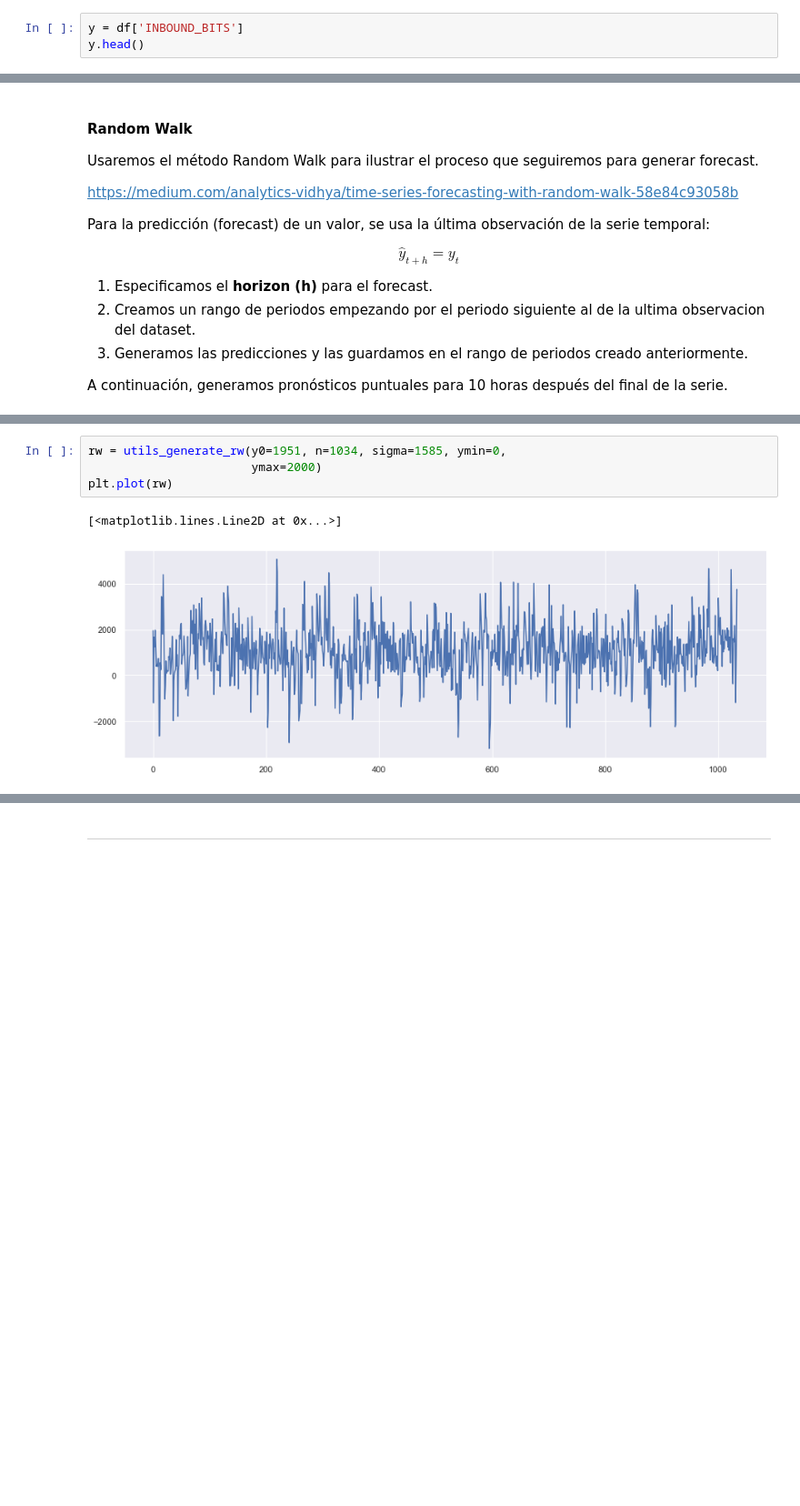
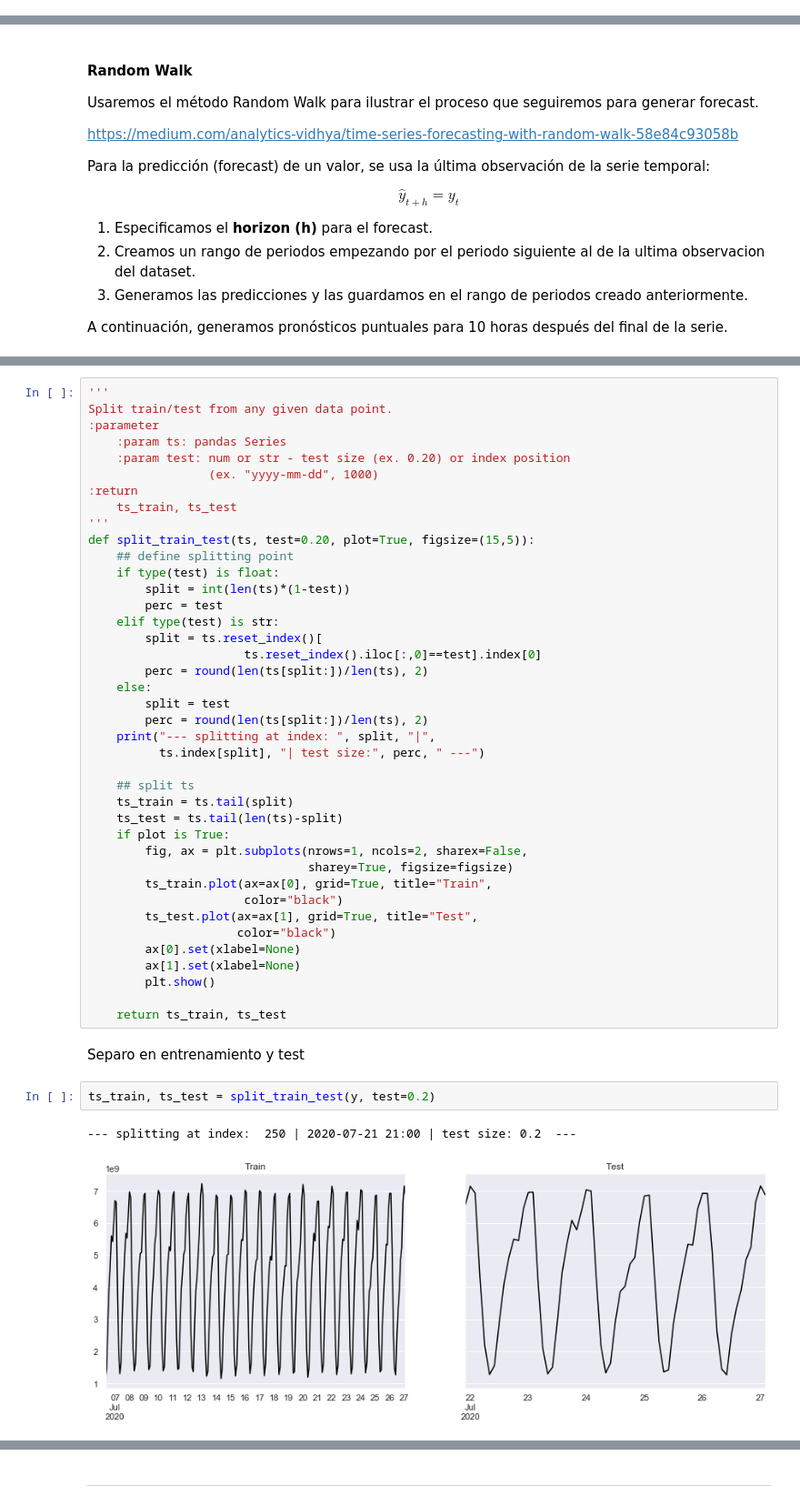
Before and after one commit to diplodatos2020/AprendizajeSupervisado_Mentoria, a Jupyter notebook: Practico_AS.ipynb, the cells around one changed output, grey strips where cells are left out. Shown at 91% size. Saved outputs shown, nothing was run; the diff lists cells and outputs as text; blank space fills up the shorter version.

```diff
--- a/Practico_AS.ipynb
+++ b/Practico_AS.ipynb
@@ -145,5 +174,2 @@ from datetime import datetime
 # %% [markdown]
 Para el modelado de series de tiempo univariadas, es mejor trabajar con un Pandas Series en lugar de un Dataframe
-# %%
-y = df['INBOUND_BITS']
-y.head()
@@ -321,7 +338,47 @@ plt.plot(rw)
-# %%
-rw = utils_generate_rw(y0=1951, n=1034, sigma=1585, ymin=0,
-                       ymax=2000)
-plt.plot(rw)
-# %% [output]
-[<matplotlib.lines.Line2D at 0x...>]
-[figure, removed]
+# %%
+'''
+Split train/test from any given data point.
+:parameter
+    :param ts: pandas Series
+    :param test: num or str - test size (ex. 0.20) or index position
+                 (ex. "yyyy-mm-dd", 1000)
+:return
+    ts_train, ts_test
+'''
+def split_train_test(ts, test=0.20, plot=True, figsize=(15,5)):
+    ## define splitting point
+    if type(test) is float:
+        split = int(len(ts)*(1-test))
+        perc = test
+    elif type(test) is str:
+        split = ts.reset_index()[
+                      ts.reset_index().iloc[:,0]==test].index[0]
+        perc = round(len(ts[split:])/len(ts), 2)
+    else:
+        split = test
+        perc = round(len(ts[split:])/len(ts), 2)
+    print("--- splitting at index: ", split, "|",
+          ts.index[split], "| test size:", perc, " ---")
+
+    ## split ts
+    ts_train = ts.tail(split)
+    ts_test = ts.tail(len(ts)-split)
+    if plot is True:
+        fig, ax = plt.subplots(nrows=1, ncols=2, sharex=False,
+                               sharey=True, figsize=figsize)
+        ts_train.plot(ax=ax[0], grid=True, title="Train",
+                      color="black")
+        ts_test.plot(ax=ax[1], grid=True, title="Test",
+                     color="black")
+        ax[0].set(xlabel=None)
+        ax[1].set(xlabel=None)
+        plt.show()
+
+    return ts_train, ts_test
+# %% [markdown]
+Separo en entrenamiento y test
+# %%
+ts_train, ts_test = split_train_test(y, test=0.2)
+# %% [output]
+--- splitting at index:  250 | 2020-07-21 21:00 | test size: 0.2  ---
+[figure, added]
```
Also changed, not shown: parts of 79 cells of this notebook.
